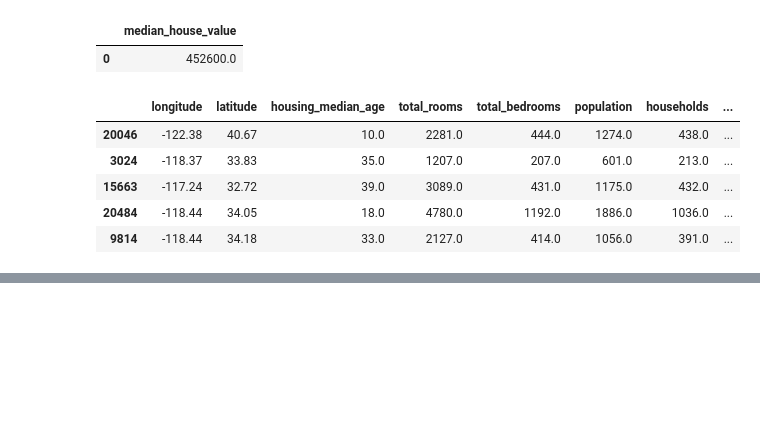
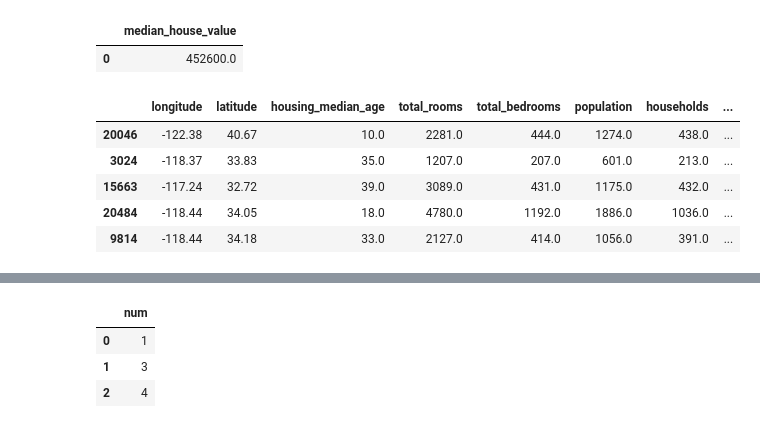
Before and after one commit to nesredinm/Housing_Price_Exercise, a Jupyter notebook: Housing_Investment_Analysis.ipynb, the cells around one changed output, grey strips where cells are left out. Saved outputs shown, nothing was run; the diff lists cells and outputs as text; code cells hidden in the pictures; blank space fills up the shorter version.

```diff
--- a/Housing_Investment_Analysis.ipynb
+++ b/Housing_Investment_Analysis.ipynb
@@ -120,0 +174,7 @@ X_test.head()
+# %%
+pd.DataFrame({"num": [1,3,4]})
+# %% [output]
+|  | num |
+| 0 | 1 |
+| 1 | 3 |
+| 2 | 4 |
```
Also changed, not shown: parts of 8 cells of this notebook.
